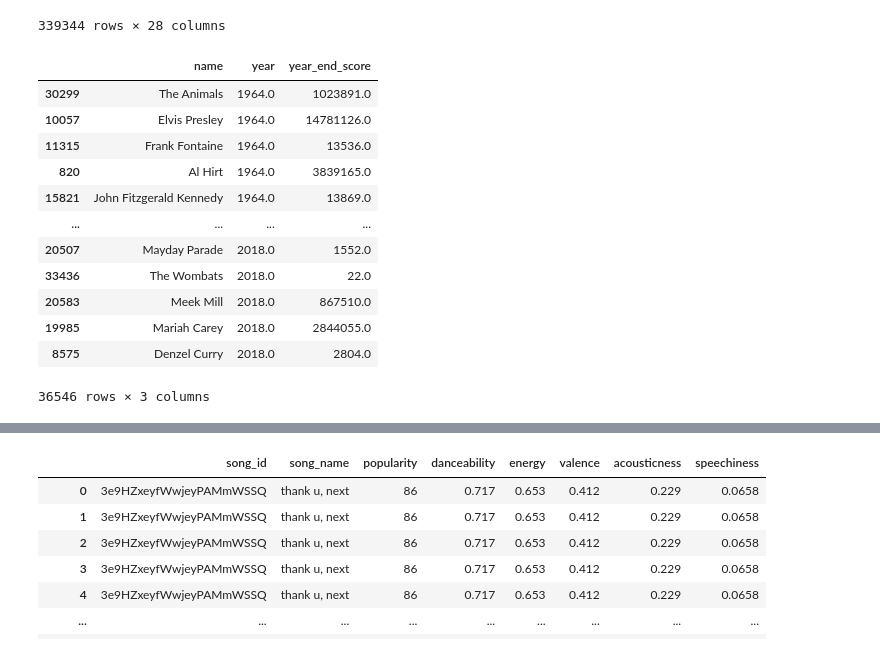
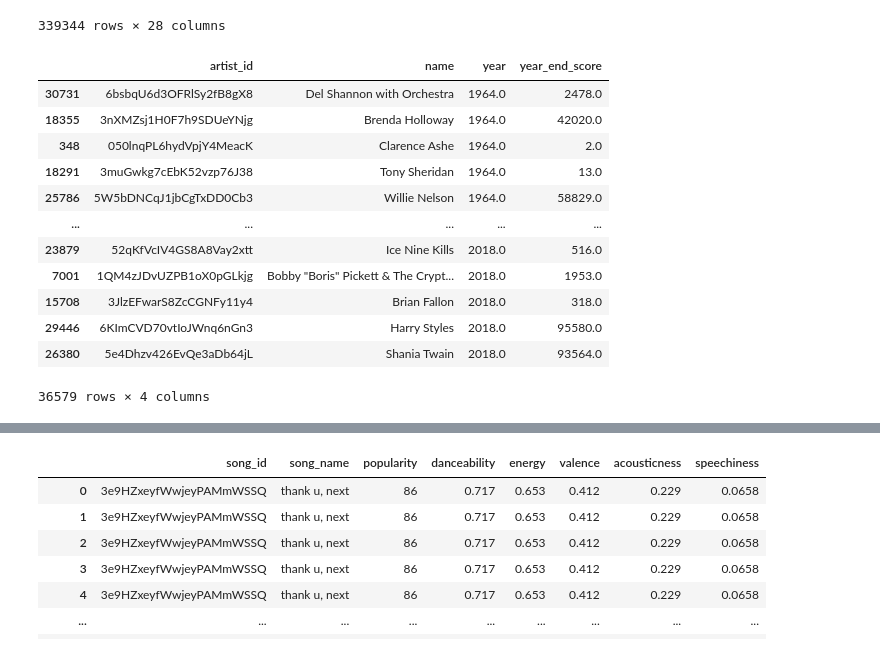
Before and after one commit to andr3w6826/hitformula.fm, a Jupyter notebook: andrew.ipynb, the cells around one changed output, grey strips where cells are left out. Saved outputs shown, nothing was run; the diff lists cells and outputs as text; code cells hidden in the pictures.

```diff
--- a/andrew.ipynb
+++ b/andrew.ipynb
@@ -82,22 +126,22 @@ df3
 | 339343 | 2H9CKpZiLDF223BbwehpDF | Hush Hush | ('Hush Hush', 'The Pussycat Dolls... | {'6wPhSqRtPu1UhRCDX5yaDJ': 'The P... | 57 | False | Solo | 252093 | 10 | ... |
 339344 rows × 28 columns
 # %%
-artist_year_scores = df2.groupby(['name', 'year'])['year_end_score'].sum().reset_index()
+artist_year_scores = df2.groupby(['artist_id','name', 'year'])['year_end_score'].sum().reset_index()
 artist_year_scores = artist_year_scores.sort_values(by = 'year')
 artist_year_scores = artist_year_scores[artist_year_scores["name"] != "Various Artists"]
 
 artist_year_scores
 # %% [output]
-|  | name | year | year_end_score |
-| 30299 | The Animals | 1964.0 | 1023891.0 |
-| 10057 | Elvis Presley | 1964.0 | 14781126.0 |
-| 11315 | Frank Fontaine | 1964.0 | 13536.0 |
-| 820 | Al Hirt | 1964.0 | 3839165.0 |
-| 15821 | John Fitzgerald Kennedy | 1964.0 | 13869.0 |
-| ... | ... | ... | ... |
-| 20507 | Mayday Parade | 2018.0 | 1552.0 |
-| 33436 | The Wombats | 2018.0 | 22.0 |
-| 20583 | Meek Mill | 2018.0 | 867510.0 |
-| 19985 | Mariah Carey | 2018.0 | 2844055.0 |
-| 8575 | Denzel Curry | 2018.0 | 2804.0 |
+|  | artist_id | name | year | year_end_score |
+| 30731 | 6bsbqU6d3OFRlSy2fB8gX8 | Del Shannon with Orchestra | 1964.0 | 2478.0 |
+| 18355 | 3nXMZsj1H0F7h9SDUeYNjg | Brenda Holloway | 1964.0 | 42020.0 |
+| 348 | 050lnqPL6hydVpjY4MeacK | Clarence Ashe | 1964.0 | 2.0 |
+| 18291 | 3muGwkg7cEbK52vzp76J38 | Tony Sheridan | 1964.0 | 13.0 |
+| 25786 | 5W5bDNCqJ1jbCgTxDD0Cb3 | Willie Nelson | 1964.0 | 58829.0 |
+| ... | ... | ... | ... | ... |
+| 23879 | 52qKfVcIV4GS8A8Vay2xtt | Ice Nine Kills | 2018.0 | 516.0 |
+| 7001 | 1QM4zJDvUZPB1oX0pGLkjg | Bobby "Boris" Pickett & The Crypt... | 2018.0 | 1953.0 |
+| 15708 | 3JlzEFwarS8ZcCGNFy11y4 | Brian Fallon | 2018.0 | 318.0 |
+| 29446 | 6KImCVD70vtIoJWnq6nGn3 | Harry Styles | 2018.0 | 95580.0 |
+| 26380 | 5e4Dhzv426EvQe3aDb64jL | Shania Twain | 2018.0 | 93564.0 |
-36546 rows × 3 columns
+36579 rows × 4 columns
```
Also changed, not shown: parts of 7 cells of this notebook, 3 other files.
